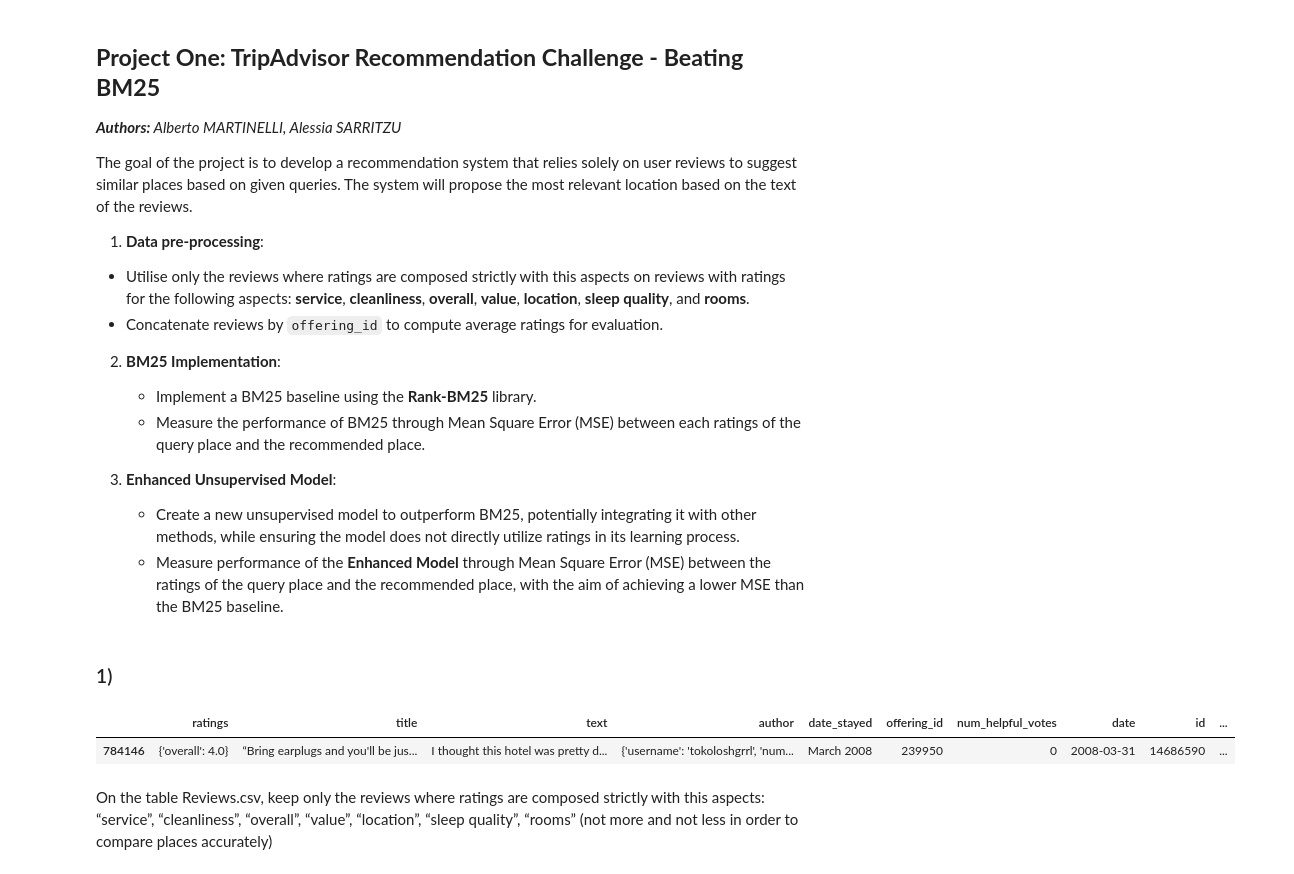
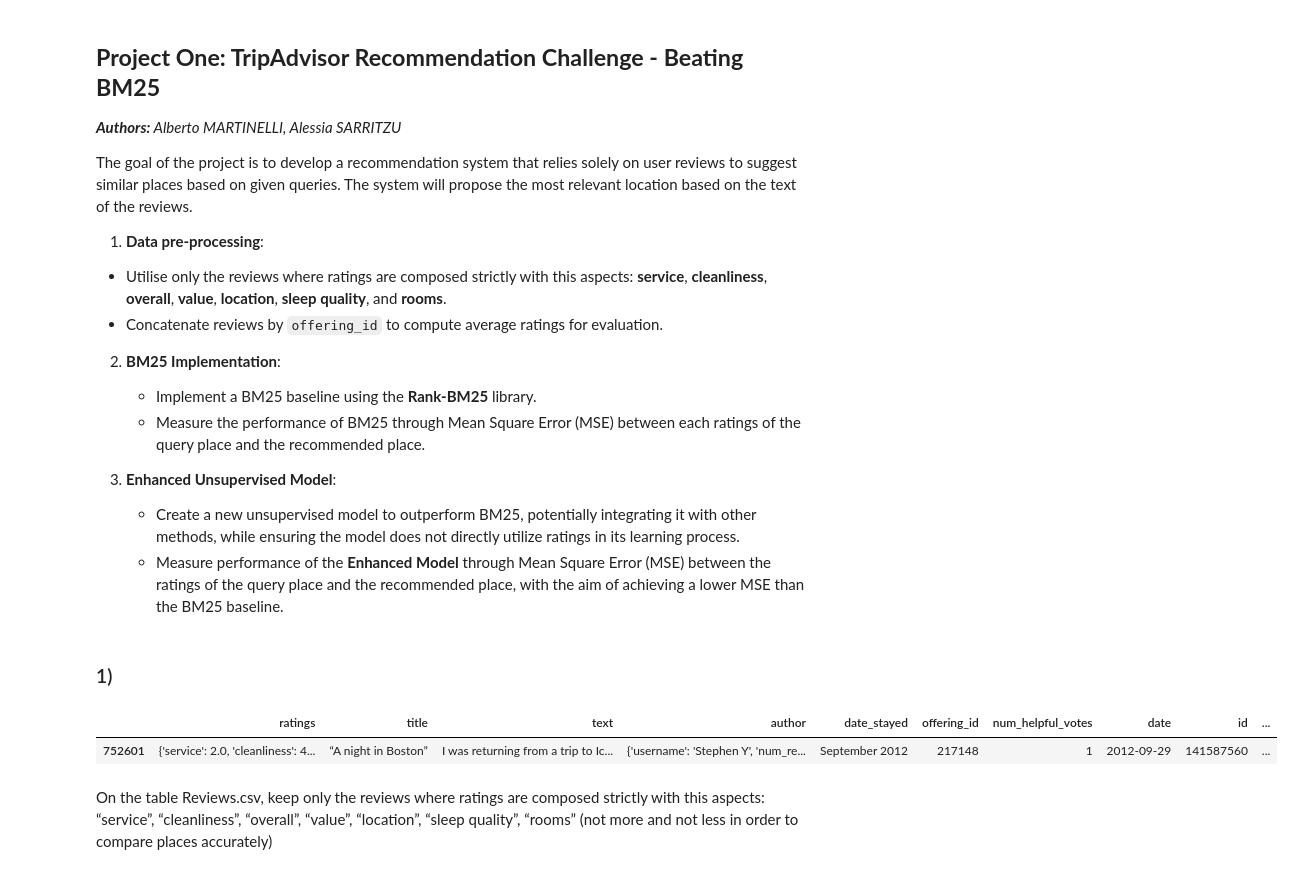
Before and after one commit to Alberto-Martinelli/ML_for_NLP_project, a Jupyter notebook: main.ipynb, the cells around one changed output. Drawn from its saved outputs; the diff is of its cells as text; code cells hidden in the pictures.

```diff
--- a/main.ipynb
+++ b/main.ipynb
@@ -5,7 +5,7 @@ _**Authors:** Alberto MARTINELLI, Alessia SARRITZU_
 The goal of the project is to develop a recommendation system that relies solely on user reviews to suggest similar places based on given queries. The system will propose the most relevant location based on the text of the reviews.
 
 1. **Data pre-processing**:
-  - Utilise only the reviews where ratings are composed strictly with this aspects on reviews with ratings for the following aspects: **service**, **cleanliness**, **overall**, **value**, **location**, **sleep quality**, and **rooms**.
+  - Utilise only the reviews where ratings are composed strictly with this aspects: **service**, **cleanliness**, **overall**, **value**, **location**, **sleep quality**, and **rooms**.
   - Concatenate reviews by `offering_id` to compute average ratings for evaluation.
 
 2. **BM25 Implementation**:
@@ -20,12 +20,12 @@ The goal of the project is to develop a recommendation system that relies solely
 # %%
 import pandas as pd
 
-pd.set_option('display.max_colwidth', None)
+pd.set_option('display.max_colwidth', 200)
 df = pd.read_csv('reviews.csv')
 df.sample(1)
 # %% [output]
 |  | ratings | title | text | author | date_stayed | offering_id | num_helpful_votes | date | id | ... |
-| 784146 | {'overall': 4.0} | “Bring earplugs and you'll be jus... | I thought this hotel was pretty d... | {'username': 'tokoloshgrrl', 'num... | March 2008 | 239950 | 0 | 2008-03-31 | 14686590 | ... |
+| 752601 | {'service': 2.0, 'cleanliness': 4... | “A night in Boston” | I was returning from a trip to Ic... | {'username': 'Stephen Y', 'num_re... | September 2012 | 217148 | 1 | 2012-09-29 | 141587560 | ... |
 # %% [markdown]
 On the table Reviews.csv, keep only the reviews where ratings are composed strictly with this
 aspects:
```
Also changed, not shown: parts of 5 cells of this notebook.
